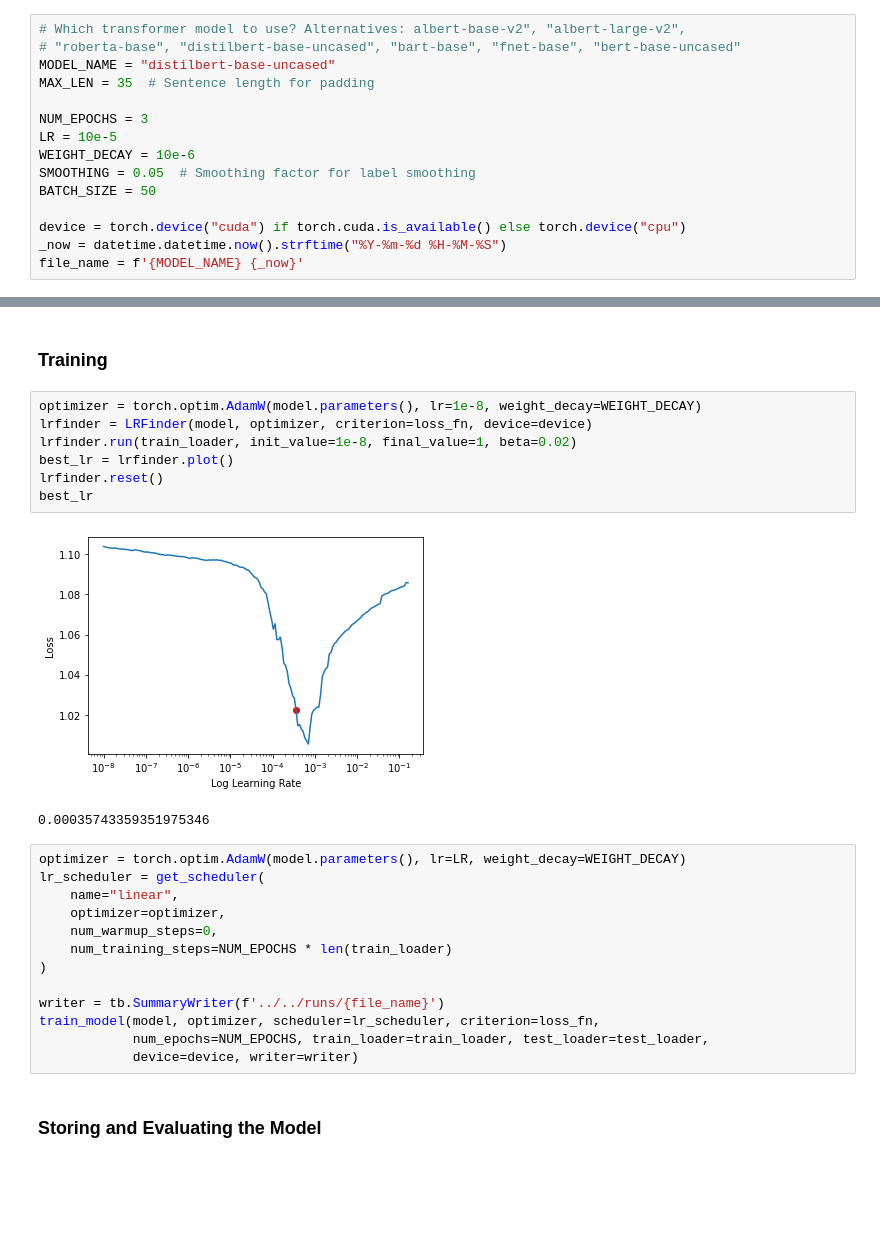
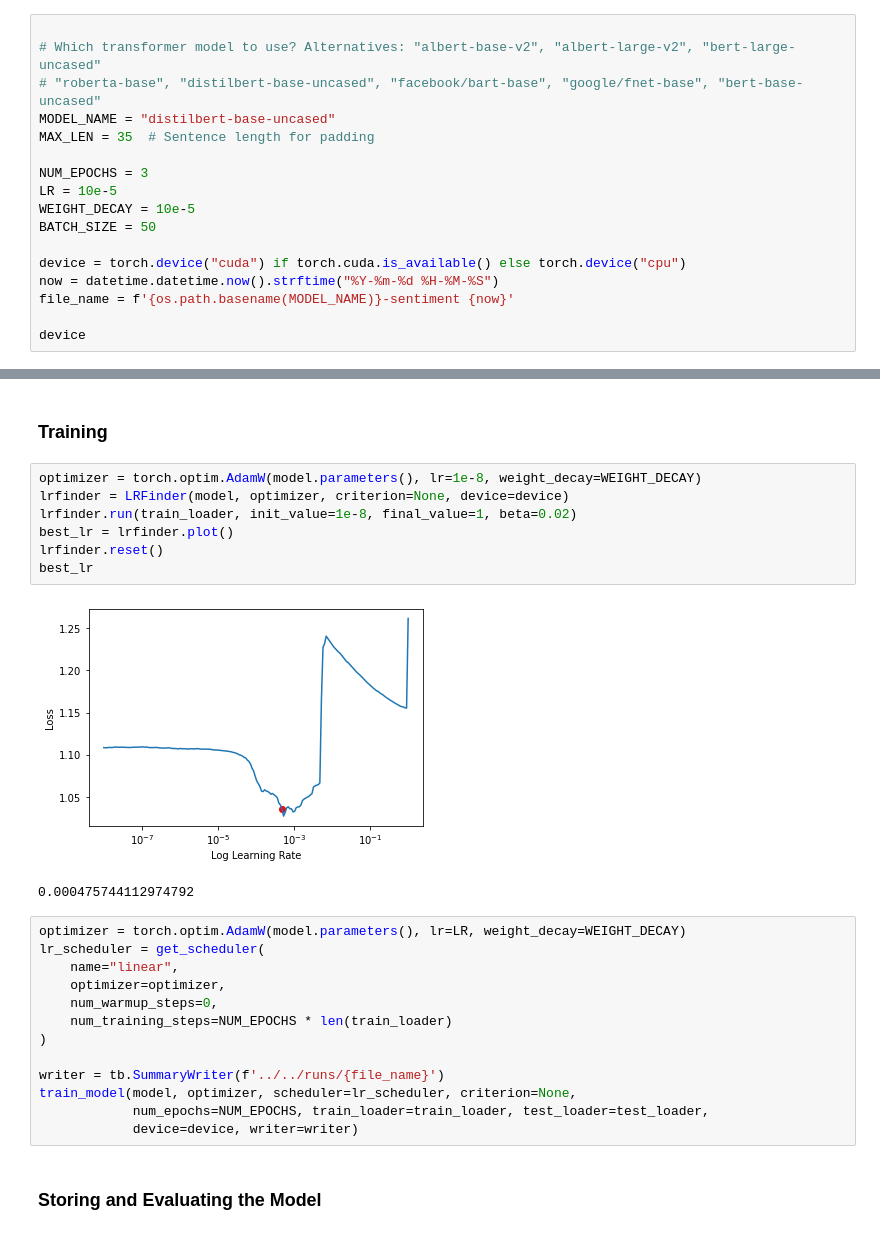
Before and after one commit to hakonmh/distilnews, a Jupyter notebook: src/sentiment-notebooks/train_transformer.ipynb, the cells around one changed output, grey strips where cells are left out. Saved outputs shown, nothing was run; the diff lists cells and outputs as text; blank space fills up the shorter version.

```diff
--- a/src/sentiment-notebooks/train_transformer.ipynb
+++ b/src/sentiment-notebooks/train_transformer.ipynb
@@ -33,20 +34,22 @@ from helpers import (
 # %% [markdown]
 ### Constants and hyperparameters
 # %%
-# Which transformer model to use? Alternatives: albert-base-v2", "albert-large-v2",
-# "roberta-base", "distilbert-base-uncased", "bart-base", "fnet-base", "bert-base-uncased"
+
+# Which transformer model to use? Alternatives: "albert-base-v2", "albert-large-v2", "bert-large-uncased"
+# "roberta-base", "distilbert-base-uncased", "facebook/bart-base", "google/fnet-base", "bert-base-uncased"
 MODEL_NAME = "distilbert-base-uncased"
 MAX_LEN = 35  # Sentence length for padding
 
 NUM_EPOCHS = 3
 LR = 10e-5
-WEIGHT_DECAY = 10e-6
-SMOOTHING = 0.05  # Smoothing factor for label smoothing
+WEIGHT_DECAY = 10e-5
 BATCH_SIZE = 50
 
 device = torch.device("cuda") if torch.cuda.is_available() else torch.device("cpu")
-_now = datetime.datetime.now().strftime("%Y-%m-%d %H-%M-%S")
-file_name = f'{MODEL_NAME} {_now}'
+now = datetime.datetime.now().strftime("%Y-%m-%d %H-%M-%S")
+file_name = f'{os.path.basename(MODEL_NAME)}-sentiment {now}'
+
+device
 # %% [markdown]
 ### Training Helper Functions
 # %%
@@ -202,14 +187,14 @@ test_loader = DataLoader(test_set, batch_size=BATCH_SIZE, shuffle=True,
 ### Training
 # %%
 optimizer = torch.optim.AdamW(model.parameters(), lr=1e-8, weight_decay=WEIGHT_DECAY)
-lrfinder = LRFinder(model, optimizer, criterion=loss_fn, device=device)
+lrfinder = LRFinder(model, optimizer, criterion=None, device=device)
 lrfinder.run(train_loader, init_value=1e-8, final_value=1, beta=0.02)
 best_lr = lrfinder.plot()
 lrfinder.reset()
 best_lr
 # %% [output]
-[figure, old version]
+[figure, new version]
-0.00035743359351975346
+0.000475744112974792
 # %%
 optimizer = torch.optim.AdamW(model.parameters(), lr=LR, weight_decay=WEIGHT_DECAY)
 lr_scheduler = get_scheduler(
@@ -220,7 +205,7 @@ lr_scheduler = get_scheduler(
 )
 
 writer = tb.SummaryWriter(f'../../runs/{file_name}')
-train_model(model, optimizer, scheduler=lr_scheduler, criterion=loss_fn,
+train_model(model, optimizer, scheduler=lr_scheduler, criterion=None,
             num_epochs=NUM_EPOCHS, train_loader=train_loader, test_loader=test_loader,
             device=device, writer=writer)
 # %% [markdown]
```
Also changed, not shown: parts of 7 cells of this notebook, 5 other files.
